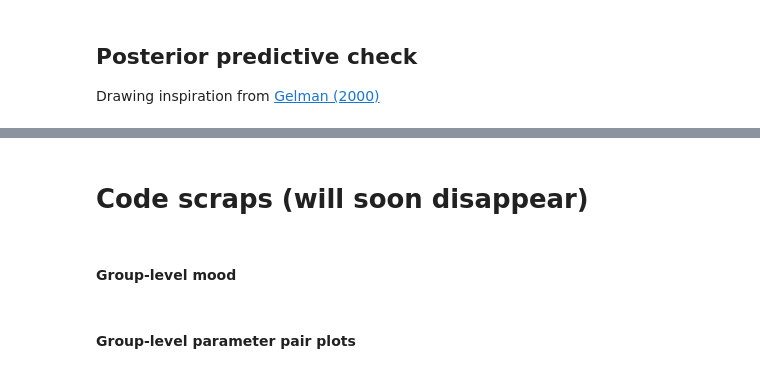
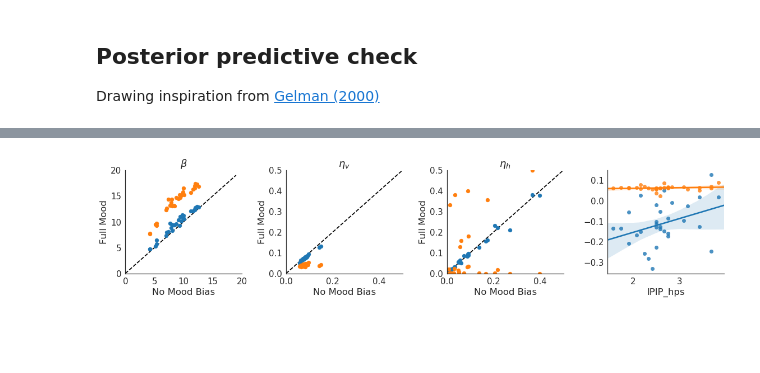
Before and after one commit to szorowi1/pni-rotations, a Jupyter notebook: results_modeling.ipynb, the cells around one changed output, grey strips where cells are left out. Drawn from its saved outputs; the diff is of its cells as text; code cells hidden in the pictures; blank space fills up the shorter version.

```diff
--- a/results_modeling.ipynb
+++ b/results_modeling.ipynb
@@ -381,34 +384,35 @@ with open(f, 'rb') as f: fit3 = cPickle.load(f)
 #~~~~~~~~~~~~~~~~~~~~~~~~~~~~~~~~~~~~~~~~~~#
 ### Plotting.
 #~~~~~~~~~~~~~~~~~~~~~~~~~~~~~~~~~~~~~~~~~~#
 
 ## Initialize canvas.
 fig, axes = plt.subplots(1,4,figsize=(16,4))
 
 ## Plot beta.
 axes[0].scatter(np.median(fit1['beta'], axis=0), np.median(fit2['beta'], axis=0))
 axes[0].scatter(np.median(fit1['beta'], axis=0), np.median(fit3['beta'], axis=0))
 axes[0].plot(np.arange(20), np.arange(20), color='k', linestyle='--', zorder=0)
 axes[0].set(xlim=(0,20), xlabel='No Mood Bias', ylim=(0,20), ylabel='Full Mood', title=r'$\beta$')
 
 ## Plot eta_v.
 axes[1].scatter(np.median(fit1['eta_v'], axis=0), np.median(fit2['eta_v'], axis=0))
 axes[1].scatter(np.median(fit1['eta_v'], axis=0), np.median(fit3['eta_v'], axis=0))
 axes[1].plot(np.arange(2), np.arange(2), color='k', linestyle='--', zorder=0)
 axes[1].set(xlim=(0,0.5), xlabel='No Mood Bias', ylim=(0,0.5), ylabel='Full Mood', title=r'$\eta_v$')
 
 ## Plot eta_h.
 axes[2].scatter(np.median(fit1['eta_h'], axis=0), np.median(fit2['eta_h'], axis=0))
 axes[2].scatter(np.median(fit1['eta_h'], axis=0), np.median(fit3['eta_h'], axis=0))
 axes[2].plot(np.arange(2), np.arange(2), color='k', linestyle='--', zorder=0)
 axes[2].set(xlim=(0,0.5), xlabel='No Mood Bias', ylim=(0,0.5), ylabel='Full Mood', title=r'$\eta_h$')
 
 ## Plot f.
-axes[3].scatter(np.log10(np.median(fit2['f'], axis=0)), np.log10(np.median(fit3['f'], axis=0)))
-axes[3].plot(np.arange(-1,2), np.arange(-1,2), color='k', linestyle='--', zorder=0)
+sns.regplot(metadata.IPIP_hps, np.log10(np.median(fit2['f'], axis=0)), ax=axes[3])
+sns.regplot(metadata.IPIP_hps, np.log10(np.median(fit3['f'], axis=0)), ax=axes[3])
+# axes[3].plot([-0.5,0.5], [-0.5,0.5], color='k', linestyle='--', zorder=0)
 # axes[3].set(xlim=(0,0.5), xlabel='No Mood Bias', ylim=(0,0.5), ylabel='Full Mood', title=r'$\eta_h$')
 
 sns.despine()
 plt.tight_layout()
+# %% [output]
+[figure, added]
-# %% [markdown]
-# Code scraps (will soon disappear)
@@ -435,2 +418,0 @@ g.map_lower(sns.regplot)
-# %% [markdown]
-#### Group-level mood
@@ -503,2 +418,0 @@ plt.tight_layout()
-# %% [markdown]
-#### Group-level parameter pair plots
```
Also changed, not shown: parts of 11 cells of this notebook, 7 other files.
